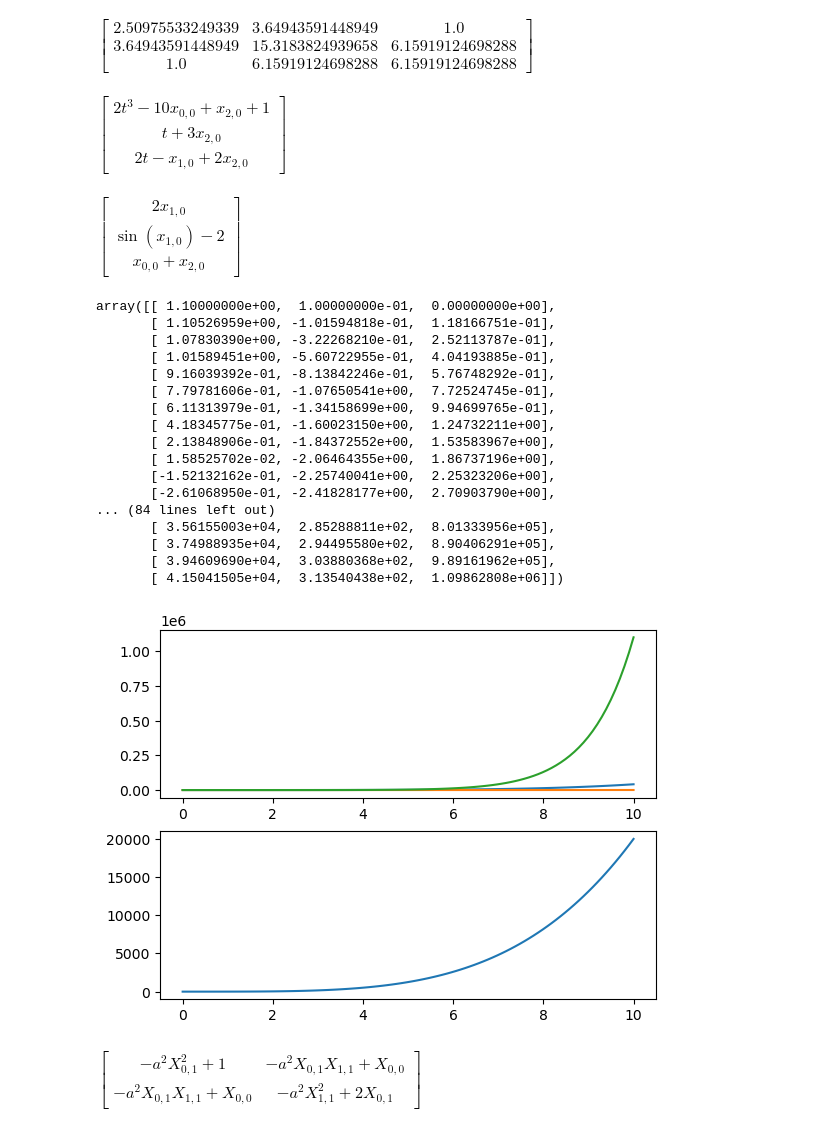
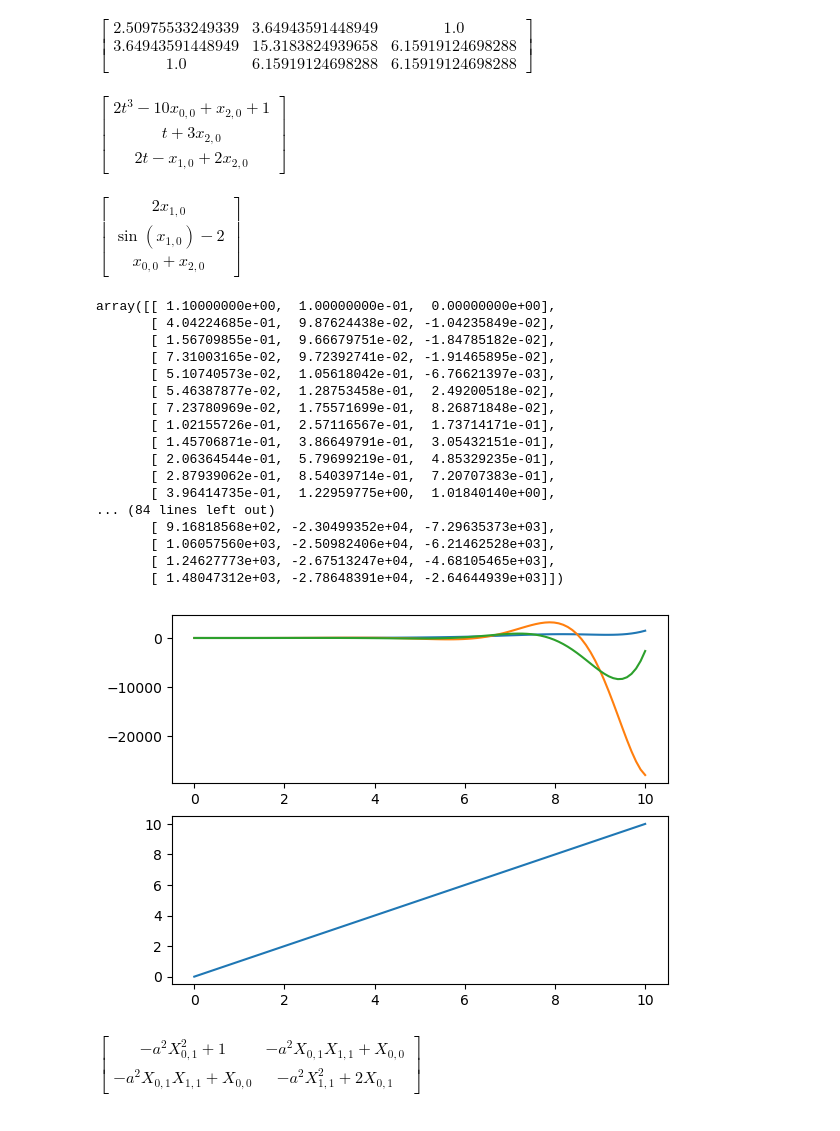
Before and after one commit to SuchkovVN/ControlTheoryTools, a Jupyter notebook: TY.ipynb, the cells around one changed output. Cells and saved outputs as stored; diff of their text form; code cells hidden in the pictures.

Commit message:
system view

```diff
--- a/TY.ipynb
+++ b/TY.ipynb
@@ -139,48 +139,48 @@ $\displaystyle \left[\begin{matrix}2.50975533249339 & 3.64943591448949 & 1.0\\3.
 # %%
 x = sp.MatrixSymbol('x', 3, 1).as_explicit()
 t = sp.symbols('t', real=True)
 A = sp.Matrix([[-10, 0, 1], [0, 0, 3], [0, -1, 2]], real=True)
 b = sp.Matrix([[1 + 2* t**3], [t], [2 * t]])
 u = sp.Matrix([t])
 
 display(A * x + b)
 T = np.linspace(0, 10, 100)
-# solution, U = ctk.solveLinearSystem(t, x, A, u, b, [1.1, 0.1, 0], (0, 10), T)
+solution, U = ctk.solveLinearSystem(t, x, A, u, b, [1.1, 0.1, 0], (0, 10), T)
 
 F = sp.Matrix(
     [[2*x[1]],
     [sp.sin(x[1]) - 2],
     [x[0] + x[2]]]
 )
 display(F)
-solution, U = ctk.solveCommonSystem(t, x, F, b * u, [1.1, 0.1, 0], (0, 10), T)
+# solution, U = ctk.solveCommonSystem(t, x, F + b*u, u, [1.1, 0.1, 0], (0, 10), T)
 display(solution.y.T)
 
 fig, ax = plt.subplots(2)
 ax[0].plot(T, solution.y.T)
 ax[1].plot(T, U)
 plt.show()
 # %% [output]
 $\displaystyle \left[\begin{matrix}2 t^{3} - 10 x_{0, 0} + x_{2, 0} + 1\\t + 3 x_{2, 0}\\2 t - x_{1, 0} + 2 x_{2, 0}\end{matrix}\right]$
 $\displaystyle \left[\begin{matrix}2 x_{1, 0}\\\sin{\left(x_{1, 0} \right)} - 2\\x_{0, 0} + x_{2, 0}\end{matrix}\right]$
 array([[ 1.10000000e+00,  1.00000000e-01,  0.00000000e+00],
-       [ 1.10526959e+00, -1.01594818e-01,  1.18166751e-01],
-       [ 1.07830390e+00, -3.22268210e-01,  2.52113787e-01],
-       [ 1.01589451e+00, -5.60722955e-01,  4.04193885e-01],
-       [ 9.16039392e-01, -8.13842246e-01,  5.76748292e-01],
-       [ 7.79781606e-01, -1.07650541e+00,  7.72524745e-01],
-       [ 6.11313979e-01, -1.34158699e+00,  9.94699765e-01],
-       [ 4.18345775e-01, -1.60023150e+00,  1.24732211e+00],
-       [ 2.13848906e-01, -1.84372552e+00,  1.53583967e+00],
-       [ 1.58525702e-02, -2.06464355e+00,  1.86737196e+00],
-       [-1.52132162e-01, -2.25740041e+00,  2.25323206e+00],
-       [-2.61068950e-01, -2.41828177e+00,  2.70903790e+00],
+       [ 4.04224685e-01,  9.87624438e-02, -1.04235849e-02],
+       [ 1.56709855e-01,  9.66679751e-02, -1.84785182e-02],
+       [ 7.31003165e-02,  9.72392741e-02, -1.91465895e-02],
+       [ 5.10740573e-02,  1.05618042e-01, -6.76621397e-03],
+       [ 5.46387877e-02,  1.28753458e-01,  2.49200518e-02],
+       [ 7.23780969e-02,  1.75571699e-01,  8.26871848e-02],
+       [ 1.02155726e-01,  2.57116567e-01,  1.73714171e-01],
+       [ 1.45706871e-01,  3.86649791e-01,  3.05432151e-01],
+       [ 2.06364544e-01,  5.79699219e-01,  4.85329235e-01],
+       [ 2.87939062e-01,  8.54039714e-01,  7.20707383e-01],
+       [ 3.96414735e-01,  1.22959775e+00,  1.01840140e+00],
 ... (84 lines left out)
-       [ 3.56155003e+04,  2.85288811e+02,  8.01333956e+05],
-       [ 3.74988935e+04,  2.94495580e+02,  8.90406291e+05],
-       [ 3.94609690e+04,  3.03880368e+02,  9.89161962e+05],
-       [ 4.15041505e+04,  3.13540438e+02,  1.09862808e+06]])
+       [ 9.16818568e+02, -2.30499352e+04, -7.29635373e+03],
+       [ 1.06057560e+03, -2.50982406e+04, -6.21462528e+03],
+       [ 1.24627773e+03, -2.67513247e+04, -4.68105465e+03],
+       [ 1.48047312e+03, -2.78648391e+04, -2.64644939e+03]])
-[figure, old version]
+[figure, new version]
 # %%
 x = sp.MatrixSymbol('x', 2, 1).as_explicit()
 X = sp.MatrixSymbol('X', 2, 2).as_explicit()
```
Also changed, not shown: parts of 3 cells of this notebook, 1 other file.
